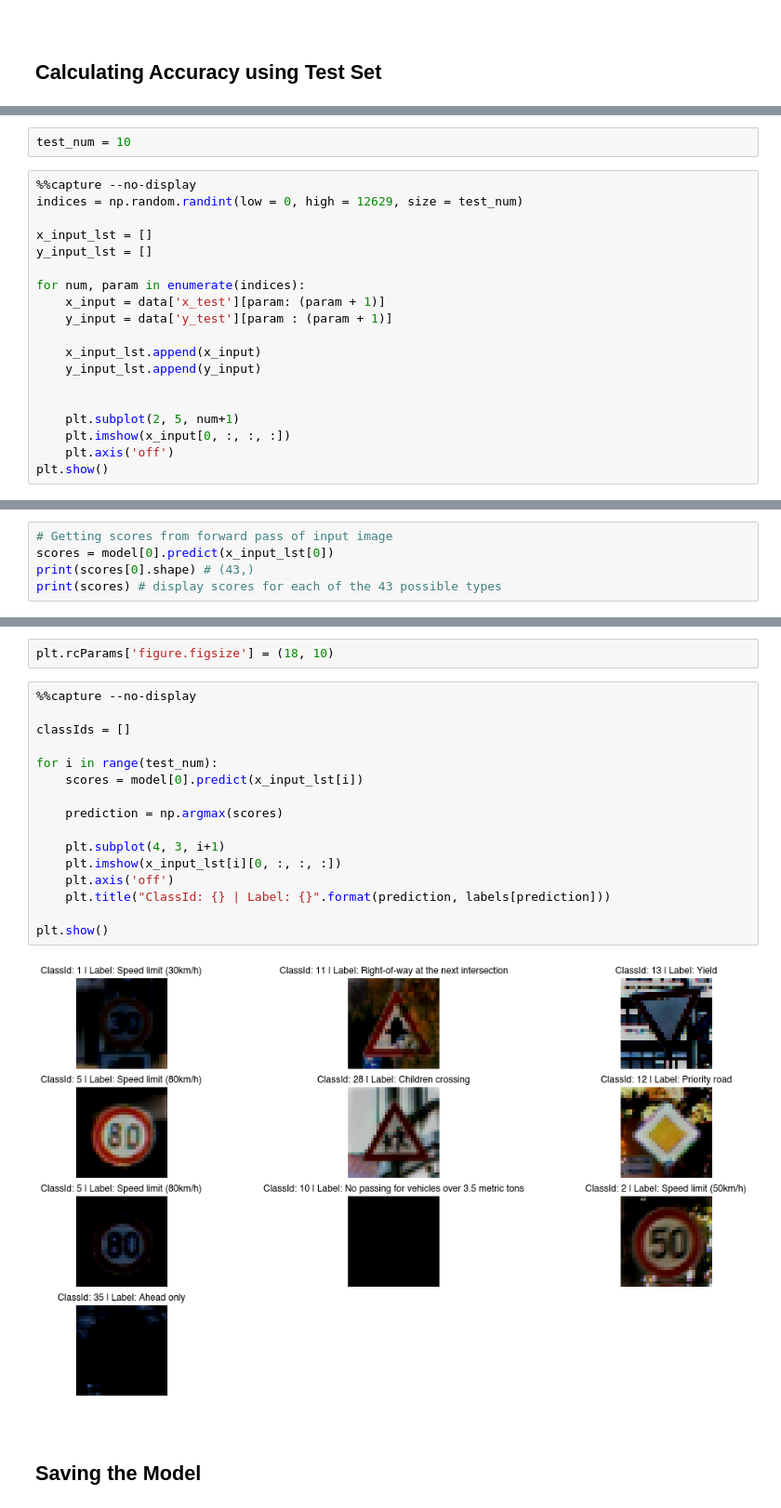
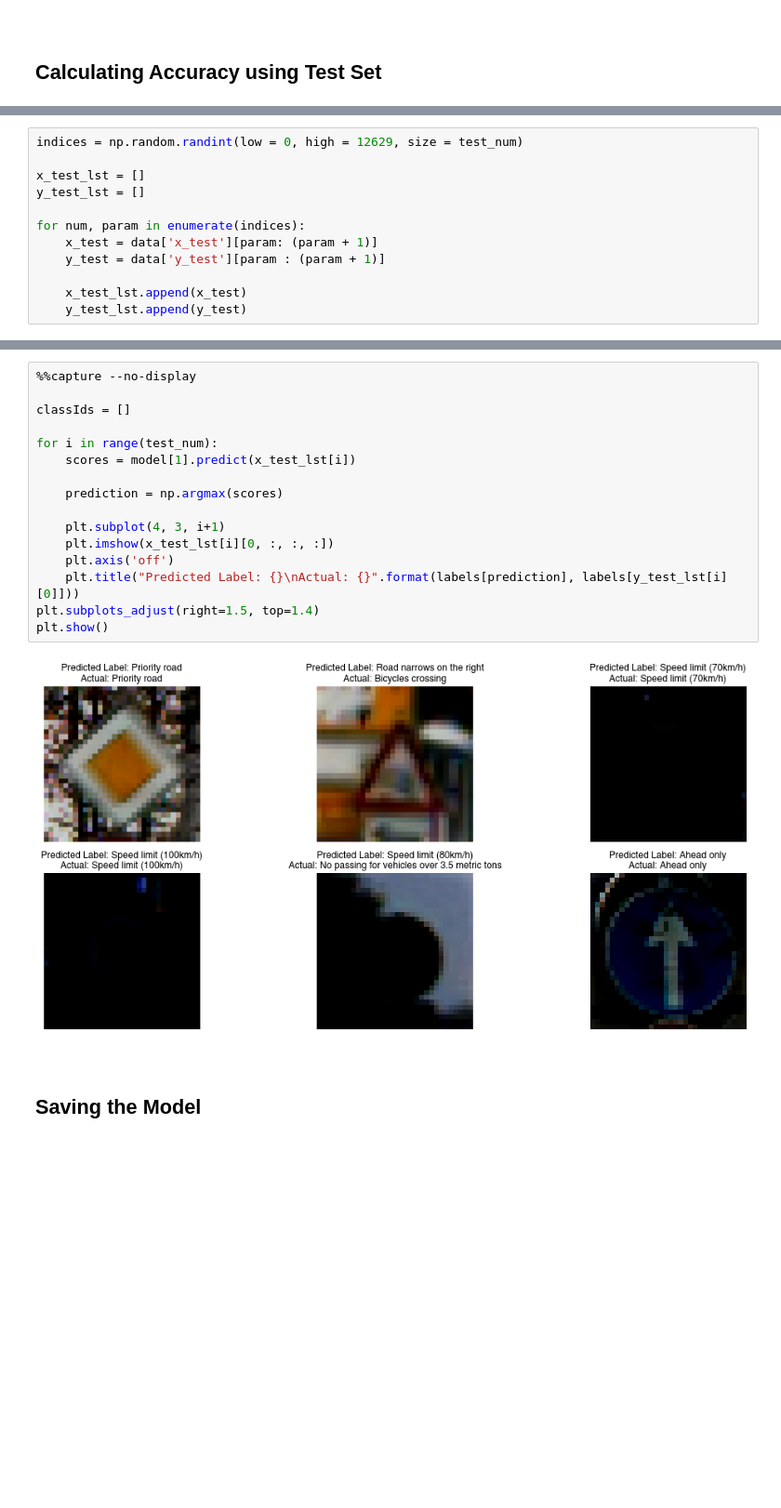
Before and after one commit to NaomiEX/CNN-Traffic-Sign-Classification, a Jupyter notebook: Traffic_Sign_Classifier.ipynb, the cells around one changed output, grey strips where cells are left out. Shown at 93% size. Saved outputs shown, nothing was run; the diff lists cells and outputs as text; blank space fills up the shorter version.

```diff
--- a/Traffic_Sign_Classifier.ipynb
+++ b/Traffic_Sign_Classifier.ipynb
@@ -262,21 +340,12 @@ plt.rcParams['figure.figsize'] = (10, 10) # Setting default size of plots
-# %%
-test_num = 10
 # %%
-%%capture --no-display
 indices = np.random.randint(low = 0, high = 12629, size = test_num)
 
-x_input_lst = []
-y_input_lst = []
+x_test_lst = []
+y_test_lst = []
 
 for num, param in enumerate(indices):
-    x_input = data['x_test'][param: (param + 1)]
-    y_input = data['y_test'][param : (param + 1)]
+    x_test = data['x_test'][param: (param + 1)]
+    y_test = data['y_test'][param : (param + 1)]
 
-    x_input_lst.append(x_input)
-    y_input_lst.append(y_input)
-
-
-    plt.subplot(2, 5, num+1)
-    plt.imshow(x_input[0, :, :, :])
-    plt.axis('off')
-plt.show()
+    x_test_lst.append(x_test)
+    y_test_lst.append(y_test)
@@ -285,5 +351,0 @@ plt.show()
-# %%
-# Getting scores from forward pass of input image
-scores = model[0].predict(x_input_lst[0])
-print(scores[0].shape) # (43,)
-print(scores) # display scores for each of the 43 possible types
@@ -320,23 +352,21 @@ labels = label_text('traffic_dataset/label_names.csv')
-# %%
-plt.rcParams['figure.figsize'] = (18, 10)
 # %%
 %%capture --no-display
 
 classIds = []
 
 for i in range(test_num):
-    scores = model[0].predict(x_input_lst[i])
+    scores = model[1].predict(x_test_lst[i])
 
     prediction = np.argmax(scores)
 
     plt.subplot(4, 3, i+1)
-    plt.imshow(x_input_lst[i][0, :, :, :])
+    plt.imshow(x_test_lst[i][0, :, :, :])
     plt.axis('off')
-    plt.title("ClassId: {} | Label: {}".format(prediction, labels[prediction]))
-
+    plt.title("Predicted Label: {}\nActual: {}".format(labels[prediction], labels[y_test_lst[i][0]]))
+plt.subplots_adjust(right=1.5, top=1.4)
 plt.show()
 # %% [output]
-[figure, old version]
+[figure, new version]
 # %% [markdown]
 <br></br>
 ## Saving the Model
```
Also changed, not shown: parts of 32 cells of this notebook.
